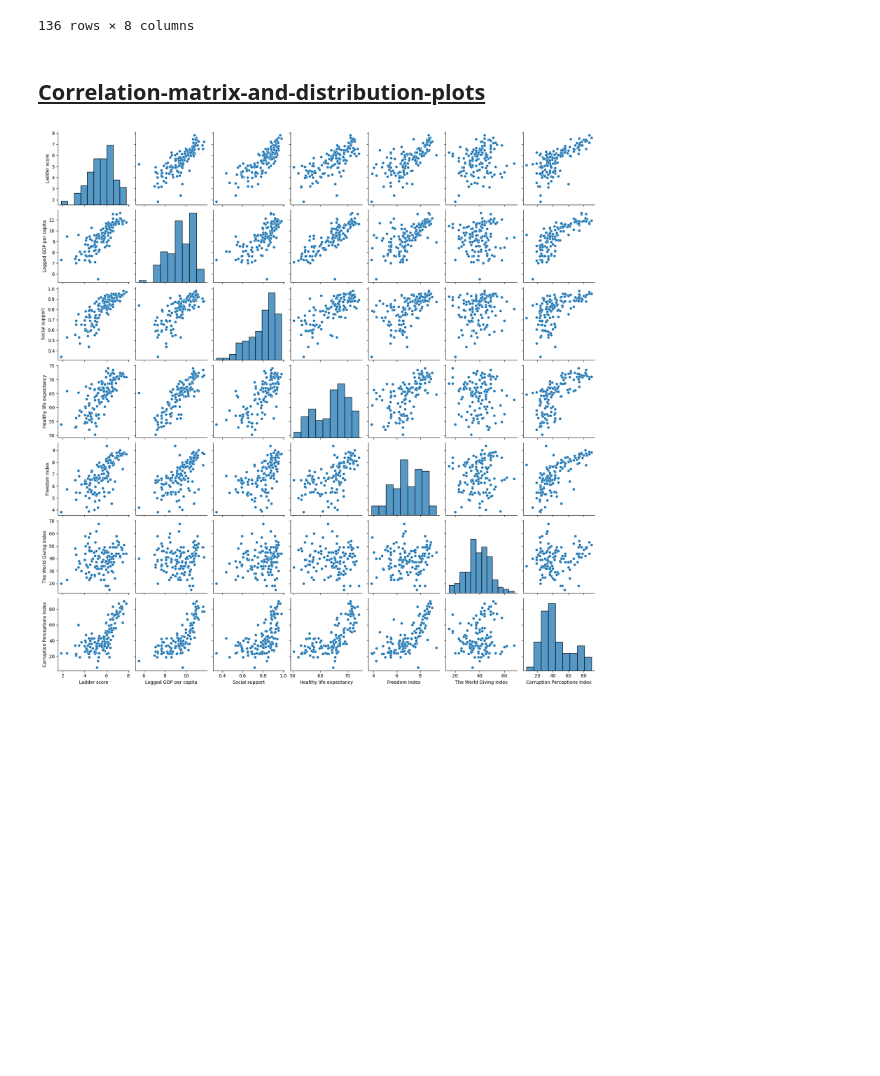
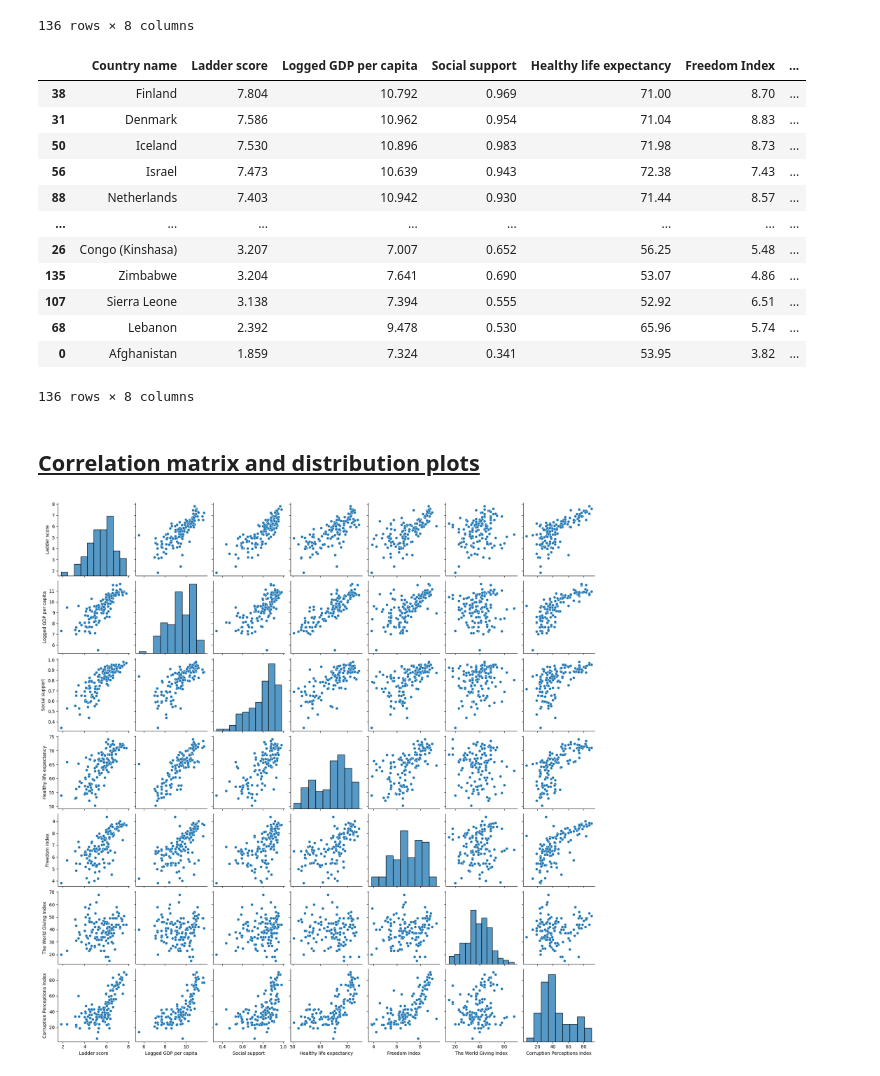
Before and after one commit to YaninaChukanova/ELO-Data-Analysis-Project-Country-Happiness-Ranking, a Jupyter notebook: milestone/milestone_3/analysis.ipynb, the cells around one changed output. Drawn from its saved outputs; the diff is of its cells as text; code cells hidden in the pictures; blank space fills up the shorter version.

```diff
--- a/milestone/milestone_3/analysis.ipynb
+++ b/milestone/milestone_3/analysis.ipynb
@@ -26,8 +26,26 @@ df1
 | 134 | Zambia | 3.982 | 8.074 | 0.694 | 54.40 | 6.21 | ... |
 | 135 | Zimbabwe | 3.204 | 7.641 | 0.690 | 53.07 | 4.86 | ... |
 136 rows × 8 columns
+# %%
+# Sort DataFrame by 'Ladder score'
+df_sorted = df1.sort_values(by='Ladder score', ascending=False)
+df_sorted
+# %% [output]
+|  | Country name | Ladder score | Logged GDP per capita | Social support | Healthy life expectancy | Freedom Index | ... |
+| 38 | Finland | 7.804 | 10.792 | 0.969 | 71.00 | 8.70 | ... |
+| 31 | Denmark | 7.586 | 10.962 | 0.954 | 71.04 | 8.83 | ... |
+| 50 | Iceland | 7.530 | 10.896 | 0.983 | 71.98 | 8.73 | ... |
+| 56 | Israel | 7.473 | 10.639 | 0.943 | 72.38 | 7.43 | ... |
+| 88 | Netherlands | 7.403 | 10.942 | 0.930 | 71.44 | 8.57 | ... |
+| ... | ... | ... | ... | ... | ... | ... | ... |
+| 26 | Congo (Kinshasa) | 3.207 | 7.007 | 0.652 | 56.25 | 5.48 | ... |
+| 135 | Zimbabwe | 3.204 | 7.641 | 0.690 | 53.07 | 4.86 | ... |
+| 107 | Sierra Leone | 3.138 | 7.394 | 0.555 | 52.92 | 6.51 | ... |
+| 68 | Lebanon | 2.392 | 9.478 | 0.530 | 65.96 | 5.74 | ... |
+| 0 | Afghanistan | 1.859 | 7.324 | 0.341 | 53.95 | 3.82 | ... |
+136 rows × 8 columns
 # %% [markdown]
-## <u>Correlation-matrix-and-distribution-plots
+## <u>Correlation matrix and distribution plots
 # %%
 # Load the cleaned CSV file
 cleaned_file_path = "../../data/Cleaned_Data_for_Project.csv"
```
Also changed, not shown: parts of 5 cells of this notebook, 9 other files.
